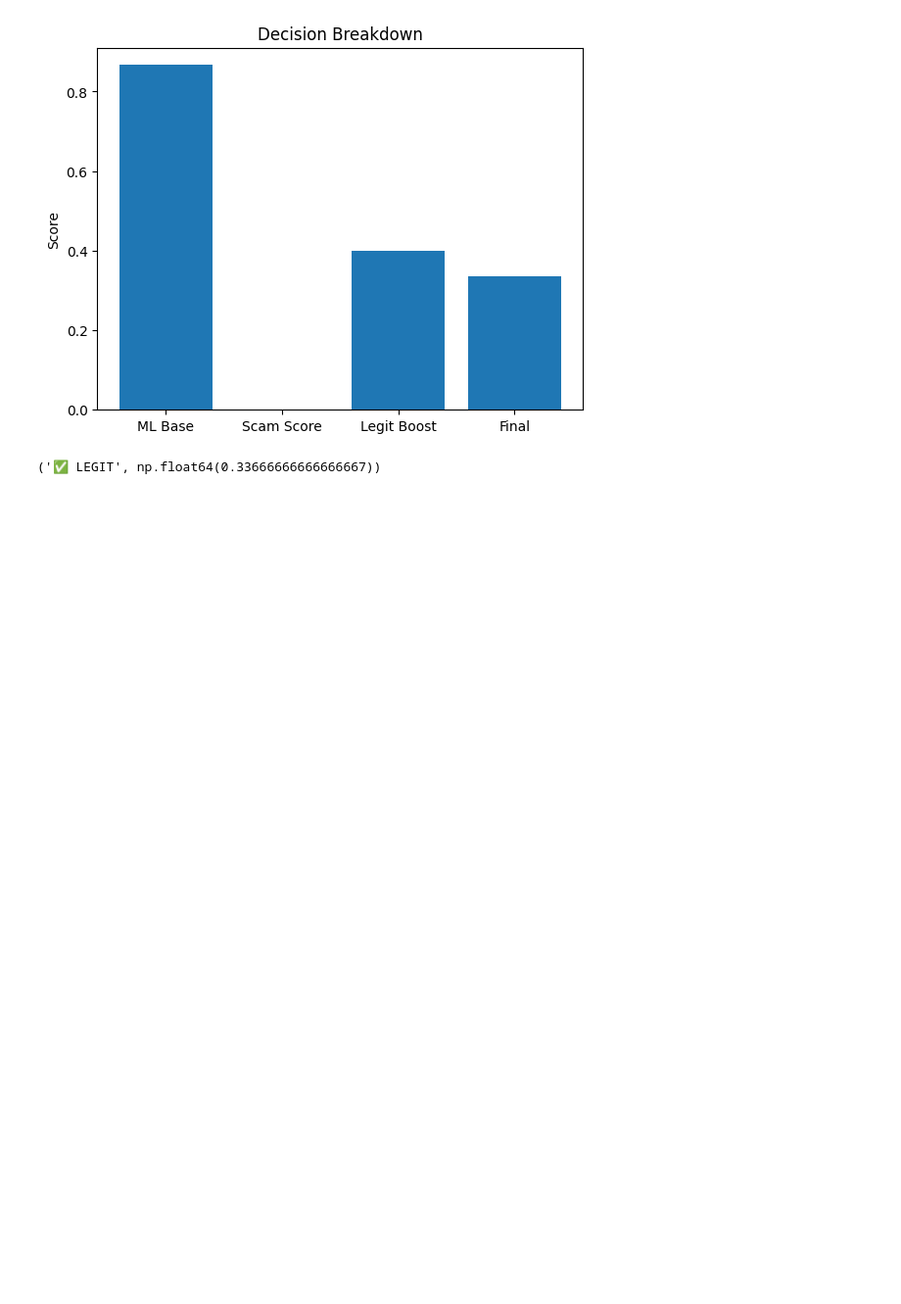
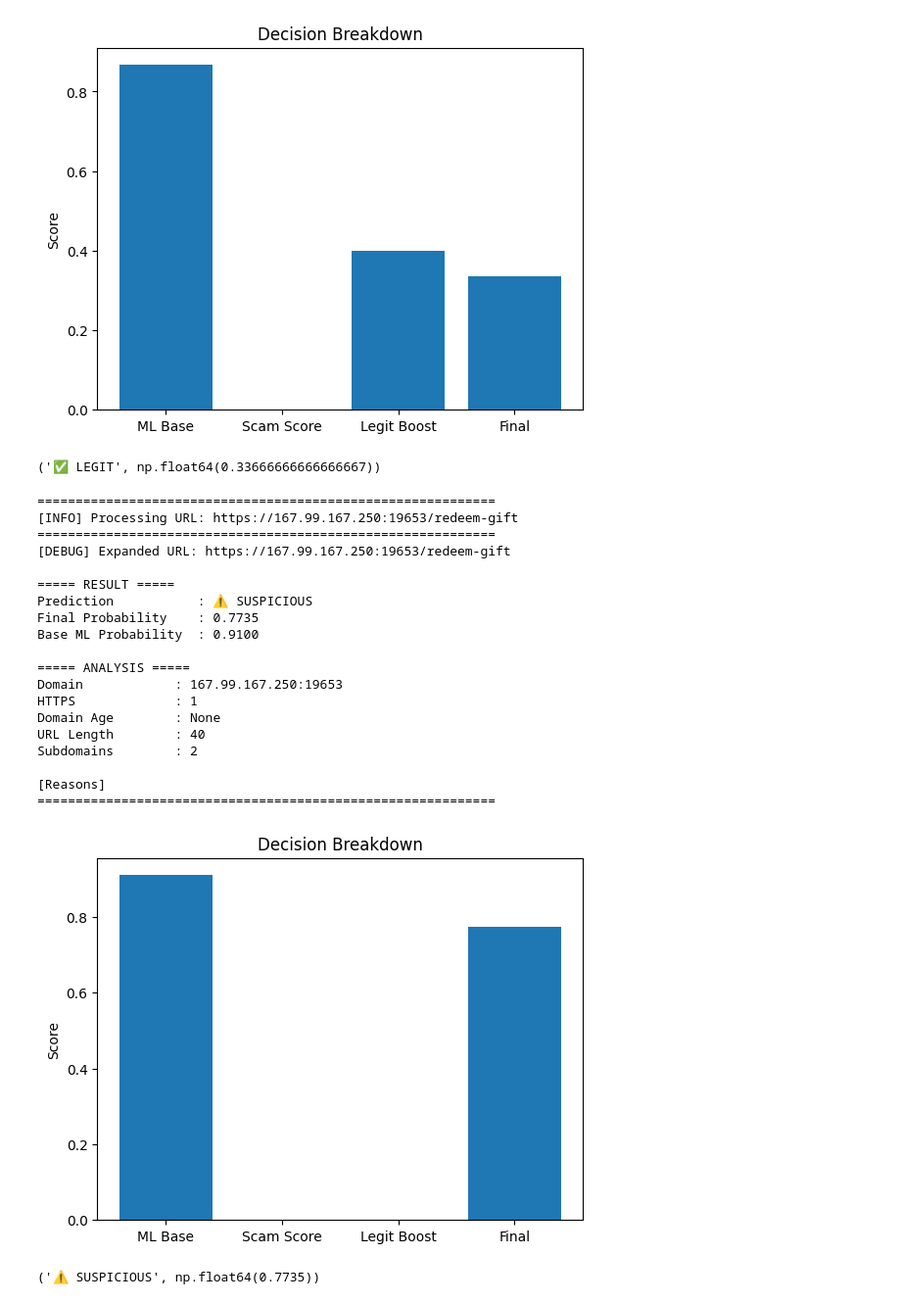
Before and after one commit to Rudrapratapsinh-Chauhan1507/Scam_Website_Detection_ML_V2, a Jupyter notebook: final_predict_model.ipynb, the cells around one changed output. Shown at 98% size. Drawn from its saved outputs; the diff is of its cells as text; code cells hidden in the pictures; blank space fills up the shorter version.

```diff
--- a/final_predict_model.ipynb
+++ b/final_predict_model.ipynb
@@ -700,3 +698,27 @@ Subdomains        : 2
 ============================================================
 [figure]
 ('✅ LEGIT', np.float64(0.33666666666666667))
+# %%
+predict('https://167.99.167.250:19653/redeem-gift')
+# %% [output]
+============================================================
+[INFO] Processing URL: https://167.99.167.250:19653/redeem-gift
+============================================================
+[DEBUG] Expanded URL: https://167.99.167.250:19653/redeem-gift
+
+===== RESULT =====
+Prediction           : ⚠️ SUSPICIOUS
+Final Probability    : 0.7735
+Base ML Probability  : 0.9100
+
+===== ANALYSIS =====
+Domain            : 167.99.167.250:19653
+HTTPS             : 1
+Domain Age        : None
+URL Length        : 40
+Subdomains        : 2
+
+[Reasons]
+============================================================
+[figure, added]
+('⚠️ SUSPICIOUS', np.float64(0.7735))
```
Also changed, not shown: parts of 10 cells of this notebook, 2 other files.
